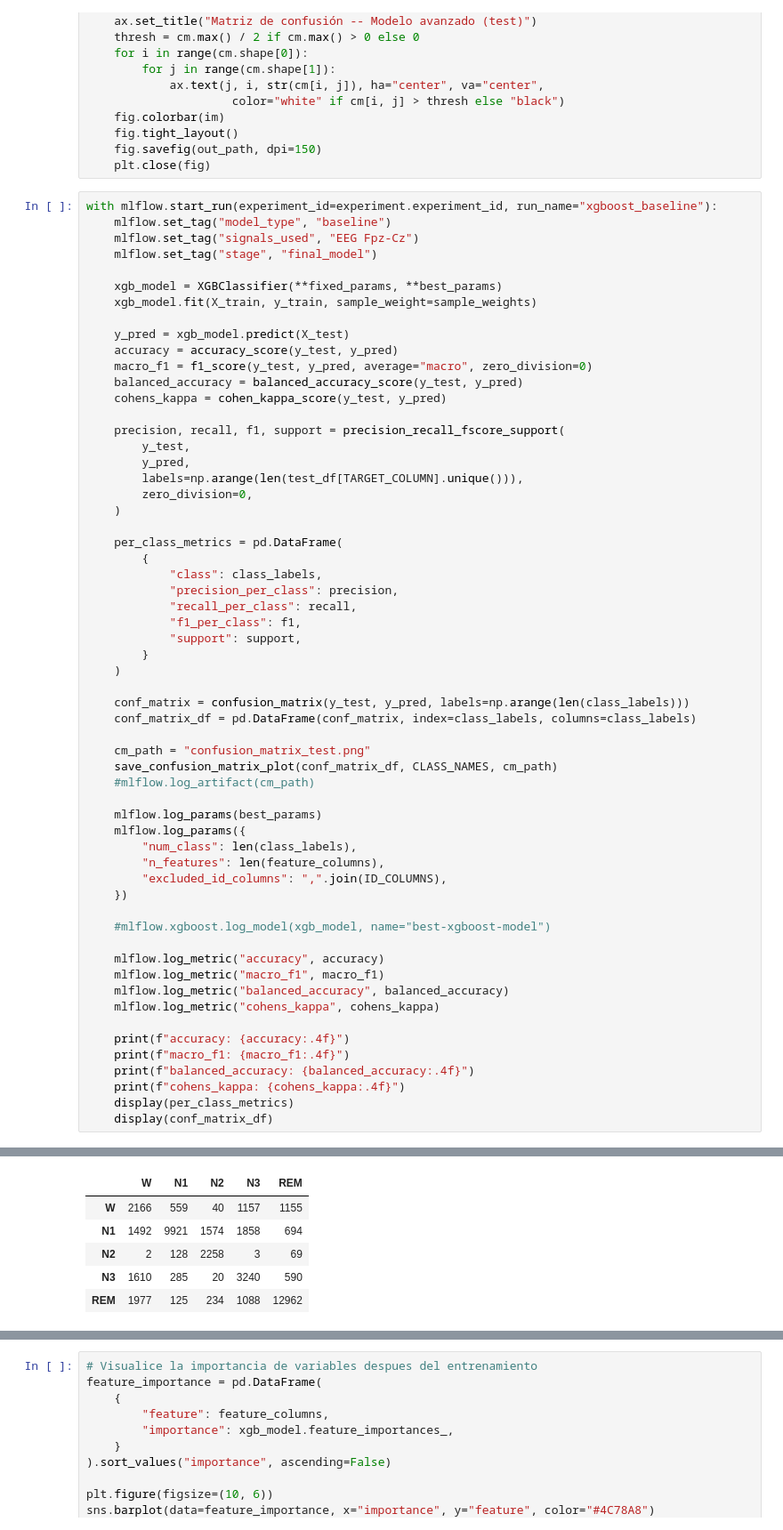
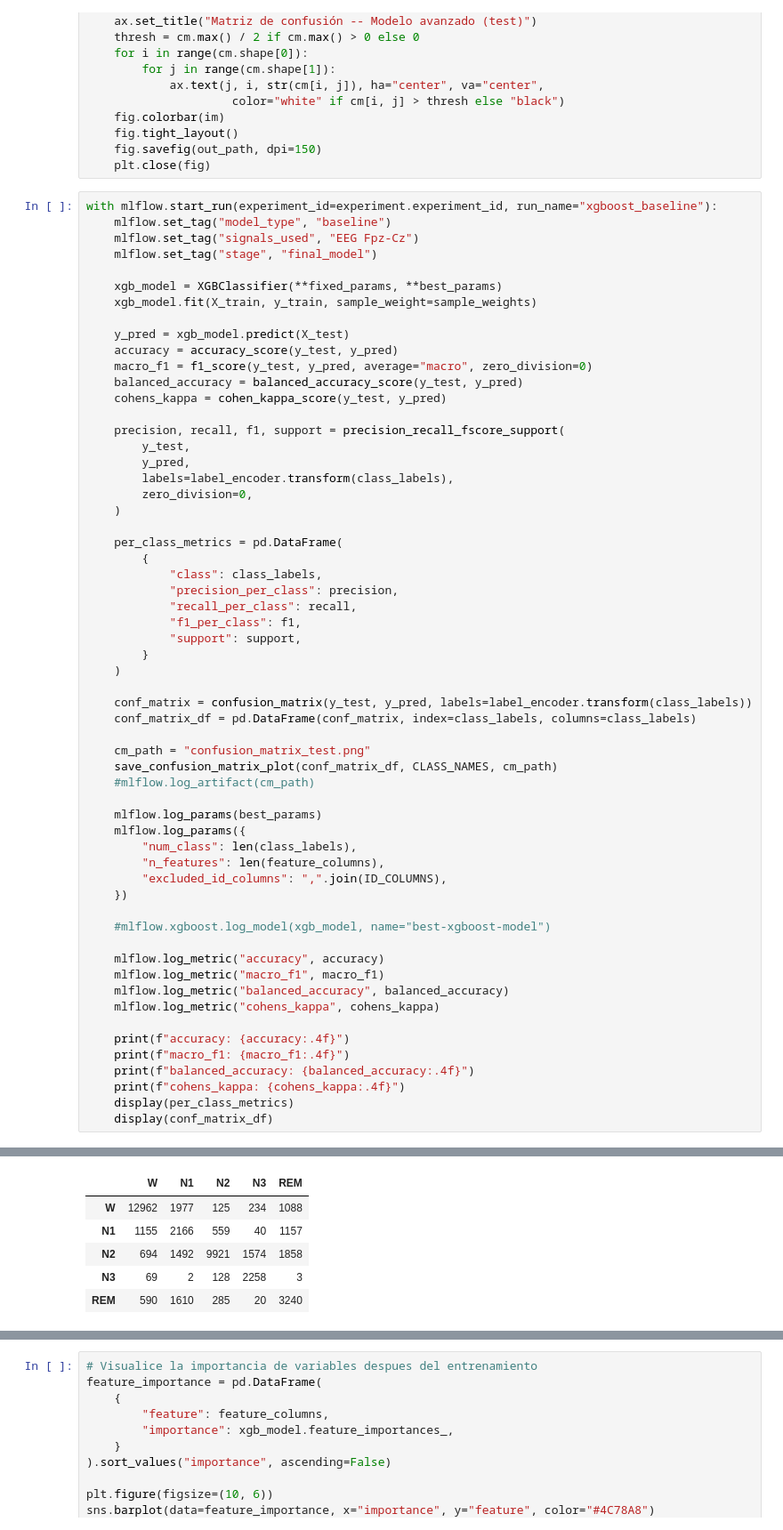
Before and after one commit to dosuna17/proyecto-despliegue-de-soluciones-G10, a Jupyter notebook: notebooks/06_best_model_xgboost.ipynb, the cells around one changed output, grey strips where cells are left out. Shown at 89% size. Drawn from its saved outputs; the diff is of its cells as text.

```diff
--- a/notebooks/06_best_model_xgboost.ipynb
+++ b/notebooks/06_best_model_xgboost.ipynb
@@ -200,7 +200,7 @@ with mlflow.start_run(experiment_id=experiment.experiment_id, run_name="xgboost_
     precision, recall, f1, support = precision_recall_fscore_support(
         y_test,
         y_pred,
-        labels=np.arange(len(test_df[TARGET_COLUMN].unique())),
+        labels=label_encoder.transform(class_labels),
         zero_division=0,
     )
 
@@ -214,7 +214,7 @@ with mlflow.start_run(experiment_id=experiment.experiment_id, run_name="xgboost_
         }
     )
 
-    conf_matrix = confusion_matrix(y_test, y_pred, labels=np.arange(len(class_labels)))
+    conf_matrix = confusion_matrix(y_test, y_pred, labels=label_encoder.transform(class_labels))
     conf_matrix_df = pd.DataFrame(conf_matrix, index=class_labels, columns=class_labels)
 
     cm_path = "confusion_matrix_test.png"
@@ -255,6 +255,6 @@ cohens_kappa: 0.5668
 |  | W | N1 | N2 | N3 | REM |
-| W | 2166 | 559 | 40 | 1157 | 1155 |
-| N1 | 1492 | 9921 | 1574 | 1858 | 694 |
-| N2 | 2 | 128 | 2258 | 3 | 69 |
-| N3 | 1610 | 285 | 20 | 3240 | 590 |
-| REM | 1977 | 125 | 234 | 1088 | 12962 |
+| W | 12962 | 1977 | 125 | 234 | 1088 |
+| N1 | 1155 | 2166 | 559 | 40 | 1157 |
+| N2 | 694 | 1492 | 9921 | 1574 | 1858 |
+| N3 | 69 | 2 | 128 | 2258 | 3 |
+| REM | 590 | 1610 | 285 | 20 | 3240 |
```
Also changed, not shown: parts of 2 cells of this notebook, 3 other files.
